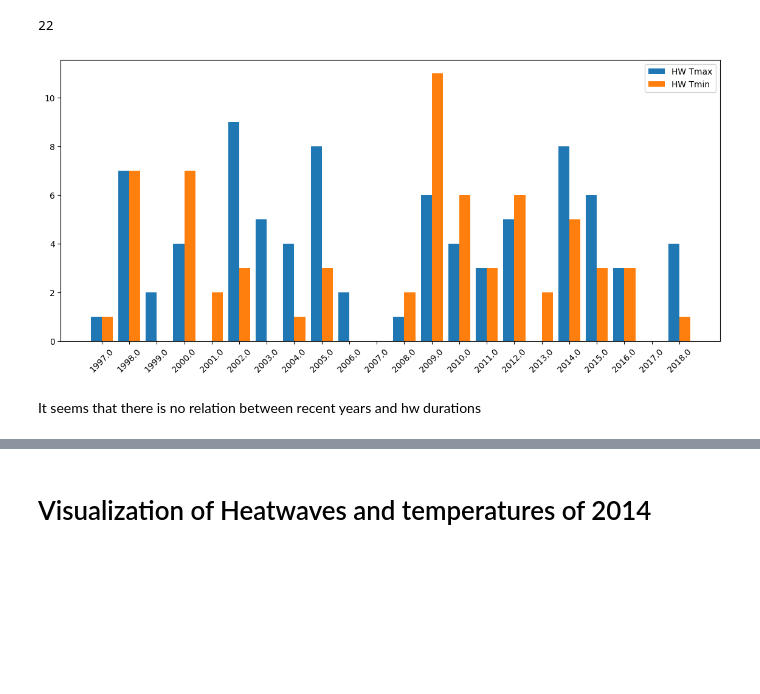
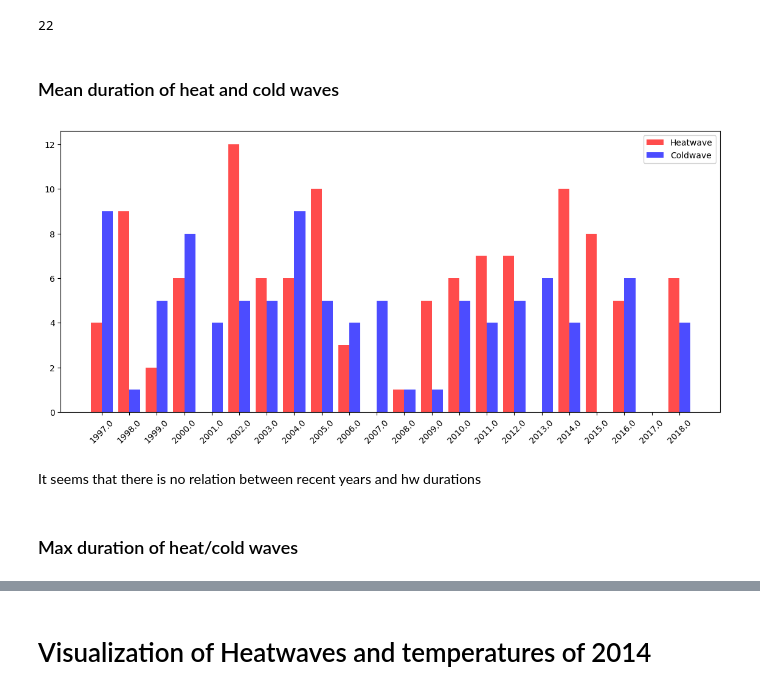
Before and after one commit to lucashueda/climate_health, a Jupyter notebook: 3.3 - Geirinhas .ipynb, the cells around one changed output, grey strips where cells are left out. Cells and saved outputs as stored; diff of their text form; code cells hidden in the pictures; blank space fills up the shorter version.

```diff
--- a/3.3 - Geirinhas .ipynb
+++ b/3.3 - Geirinhas .ipynb
@@ -336,6 +526,13 @@ fv = get_heatwave(data, flag_heat1, hw_name = flag_unique1, percentile=percentil
 flag_heat2 = 'CTN90pct'
 flag_unique2 = 'unique_CTN90pct'
 fv = get_heatwave(fv, flag_heat2, hw_name = flag_unique2, percentile=percentile, index = 'CTN90pct')
+
+
+# Getting COLDWAVE index CTN90pct
+percentile = .1
+flag_heat3 = 'Cold_CTN90pct'
+flag_unique3 = 'unique_cold_CTN90pct'
+fv = get_coldwave(fv, flag_heat3, cw_name = flag_unique3, percentile=percentile, index = 'CTN90pct')
 # %% [output]
 Wall time: 0 ns
 # %%
@@ -403,22 +621,28 @@ plt.show()
 # %%
 duration_tmin = []
 duration_tmax = []
-
+duration_cold = []
 
 for v in fv.YEAR.unique():
     fv_aux = fv[fv['YEAR'] == v]
 
     get = fv_aux[fv_aux[flag_unique1]!= 0].groupby(flag_unique1).agg({flag_heat1 : np.sum}).reset_index()
     if(get.shape[0] > 0):
-        duration_tmax.append(get[flag_heat1].max())
+        duration_tmax.append(get[flag_heat1].mean())
     else:
         duration_tmax.append(0)
 
     get = fv_aux[fv_aux[flag_unique2]!= 0].groupby(flag_unique2).agg({flag_heat2: np.sum}).reset_index()
     if(get.shape[0]> 0):
-        duration_tmin.append(get[flag_heat2].max())
+        duration_tmin.append(get[flag_heat2].mean())
     else:
         duration_tmin.append(0)
+
+    get = fv_aux[fv_aux[flag_unique3]!= 0].groupby(flag_unique3).agg({flag_heat3: np.sum}).reset_index()
+    if(get.shape[0]> 0):
+        duration_cold.append(get[flag_heat3].mean())
+    else:
+        duration_cold.append(0)
 # %%
 len(duration_tmax)
 # %% [output]
@@ -427,18 +651,20 @@ len(duration_tmax)
 fv.YEAR.nunique()
 # %% [output]
 22
+# %% [markdown]
+### Mean duration of heat and cold waves
 # %%
 plt.figure(figsize=(14,6))
 width = 0.40
 
-plt.bar(np.arange(len(duration_tmax)) - width/2, duration_tmax, width = width,label='HW Tmax')
-plt.bar(np.arange(len(duration_tmin)) + width/2,duration_tmin, width = width,label='HW Tmin')
+plt.bar(np.arange(len(duration_tmax)) - width/2, duration_tmax, width = width,label='Heatwave', color='r', alpha=0.7)
+plt.bar(np.arange(len(duration_cold)) + width/2,duration_cold, width = width,label='Coldwave', color='b', alpha=0.7)
 
 plt.xticks(np.arange(fv['YEAR'].nunique()),fv['YEAR'].unique(), rotation = 45)
 
 plt.legend()
 plt.show()
 # %% [output]
-[figure, old version]
+[figure, new version]
 # %% [markdown]
 It seems that there is no relation between recent years and hw durations
@@ -444,0 +696,2 @@ It seems that there is no relation between recent years and hw durations
+# %% [markdown]
+### Max duration of heat/cold waves
```
Also changed, not shown: parts of 24 cells of this notebook.
